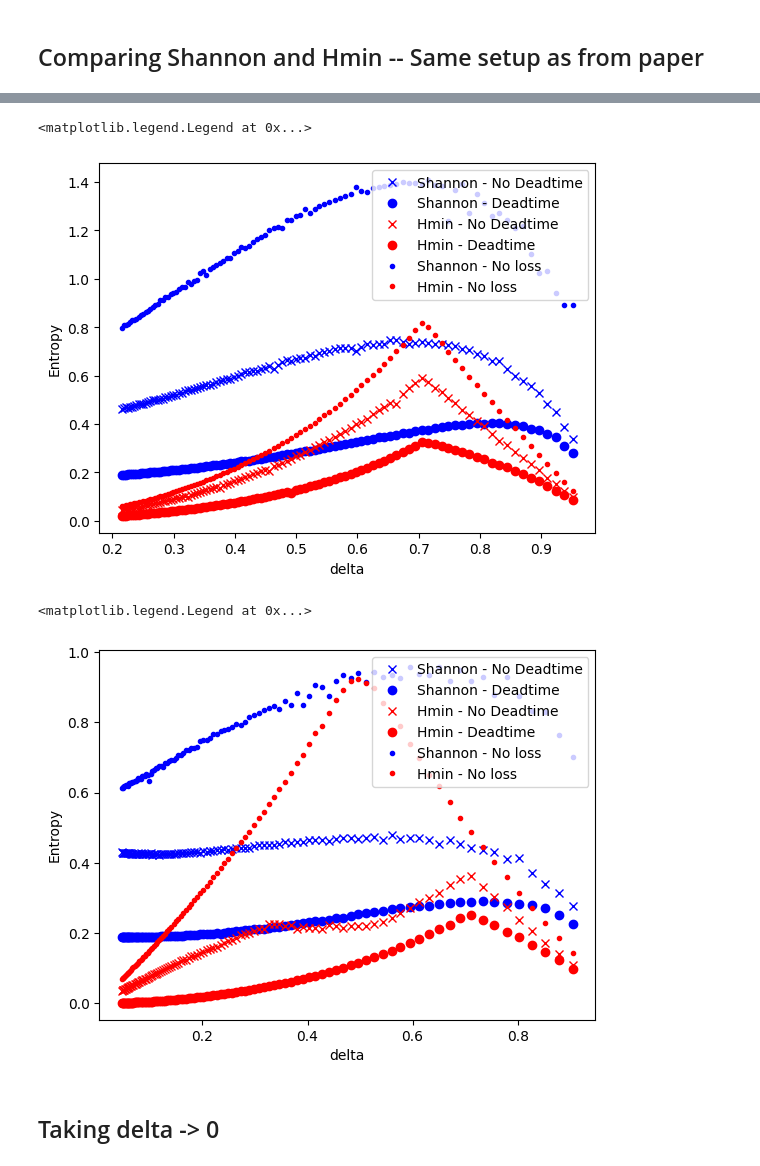
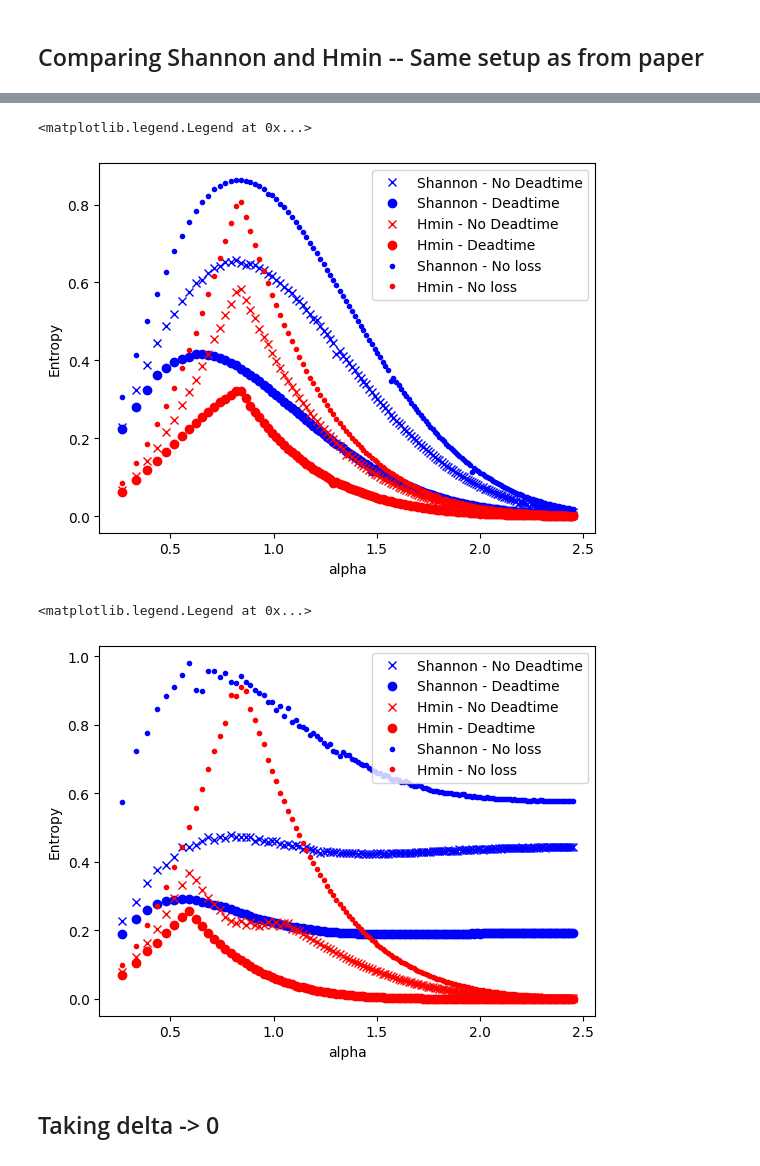
Before and after one commit to thmaoe/Master-thesis-QKD, a Jupyter notebook: results.ipynb, the cells around one changed output, grey strips where cells are left out. Cells and saved outputs as stored; diff of their text form; code cells hidden in the pictures.

```diff
--- a/results.ipynb
+++ b/results.ipynb
@@ -105,9 +112,10 @@ with open('Results/Hmin1_077_NoDT.json', 'w') as f:
     json.dump(res3, f)
 # %%
 res4 = {'deltas': [], 'probas': [], 'vals': []}
+alphas = np.linspace(0.07, 6, 150)
 
-for i in range(100):
-    alpha = sqrt(0.1 + i*0.03)
+for alpha in alphas:
+    alpha = sqrt(alpha)
     delta, p = simulation.doSimul(alpha, 7/8, '1', 100000, 0.77, True)
     val = HminLower.getHmin(p[0], delta, 7/8)
 
@@ -119,9 +127,10 @@ with open('Results/Hmin1_077_DT.json', 'w') as f:
     json.dump(res4, f)
 # %%
 res5 = {'deltas': [], 'probas': [], 'vals': []}
+alphas = np.linspace(0.07, 6, 150)
 
-for i in range(100):
-    alpha = sqrt(0.1 + i*0.03)
+for alpha in alphas:
+    alpha = sqrt(alpha)
     delta, p = simulation.doSimul(alpha, 7/8, '1', 100000, 1, False)
     p = utils.handle_non_phys(p, alpha, '1')
     val = shannonLower.runOpti(delta, p[0], 7/8)
@@ -134,9 +143,10 @@ with open('Results/Shannon1_1_NoDT.json', 'w') as f:
     json.dump(res5, f)
 # %%
 res6 = {'deltas': [], 'probas': [], 'vals': []}
+alphas = np.linspace(0.07, 6, 150)
 
-for i in range(100):
-    alpha = sqrt(0.1 + i*0.03)
+for alpha in alphas:
+    alpha = sqrt(alpha)
     delta, p = simulation.doSimul(alpha, 7/8, '1', 100000, 1, False)
     p = utils.handle_non_phys(p, alpha, '1')
     val = HminLower.getHmin(p[0], delta, 7/8)
@@ -147,19 +157,21 @@ for i in range(100):
 
 with open('Results/Hmin1_1_NoDT.json', 'w') as f:
     json.dump(res6, f)
+# %%
+alphas = [sqrt(alpha) for alpha in alphas]
 # %%
 plt.figure()
-plt.plot(res1['deltas'], res1['vals'], 'bx', label="Shannon - No Deadtime")
-plt.plot(res2['deltas'], res2['vals'], 'bo', label="Shannon - Deadtime")
-plt.plot(res3['deltas'], res3['vals'], 'rx', label="Hmin - No Deadtime")
-plt.plot(res4['deltas'], res4['vals'], 'ro', label="Hmin - Deadtime")
-plt.plot(res5['deltas'], res5['vals'], 'b.', label="Shannon - No loss")
-plt.plot(res6['deltas'], res6['vals'], 'r.', label="Hmin - No loss")
-plt.xlabel("delta")
+plt.plot(alphas, res1['vals'], 'bx', label="Shannon - No Deadtime")
+plt.plot(alphas, res2['vals'], 'bo', label="Shannon - Deadtime")
+plt.plot(alphas, res3['vals'], 'rx', label="Hmin - No Deadtime")
+plt.plot(alphas, res4['vals'], 'ro', label="Hmin - Deadtime")
+plt.plot(alphas, res5['vals'], 'b.', label="Shannon - No loss")
+plt.plot(alphas, res6['vals'], 'r.', label="Hmin - No loss")
+plt.xlabel("alpha")
 plt.ylabel("Entropy")
 plt.legend()
 # %% [output]
 <matplotlib.legend.Legend at 0x...>
-[figure, old version]
+[figure, new version]
 # %%
 res_1 = {'deltas': [], 'probas': [], 'vals': []}
@@ -249,18 +267,18 @@ with open('Results/Hmin2_1_NoDT.json', 'w') as f:
     json.dump(res_6, f)
 # %%
 plt.figure()
-plt.plot(res_1['deltas'], res_1['vals'], 'bx', label="Shannon - No Deadtime")
-plt.plot(res_2['deltas'], res_2['vals'], 'bo', label="Shannon - Deadtime")
-plt.plot(res_3['deltas'], res_3['vals'], 'rx', label="Hmin - No Deadtime")
-plt.plot(res_4['deltas'], res_4['vals'], 'ro', label="Hmin - Deadtime")
-plt.plot(res_5['deltas'], res_5['vals'], 'b.', label="Shannon - No loss")
-plt.plot(res_6['deltas'], res_6['vals'], 'r.', label="Hmin - No loss")
-plt.xlabel("delta")
+plt.plot(alphas, res_1['vals'], 'bx', label="Shannon - No Deadtime")
+plt.plot(alphas, res_2['vals'], 'bo', label="Shannon - Deadtime")
+plt.plot(alphas, res_3['vals'], 'rx', label="Hmin - No Deadtime")
+plt.plot(alphas, res_4['vals'], 'ro', label="Hmin - Deadtime")
+plt.plot(alphas, res_5['vals'], 'b.', label="Shannon - No loss")
+plt.plot(alphas, res_6['vals'], 'r.', label="Hmin - No loss")
+plt.xlabel("alpha")
 plt.ylabel("Entropy")
 plt.legend()
 # %% [output]
 <matplotlib.legend.Legend at 0x...>
-[figure, old version]
+[figure, new version]
 # %% [markdown]
 ## Taking delta -> 0
 # %%
```
Also changed, not shown: parts of 24 cells of this notebook, 29 other files.
